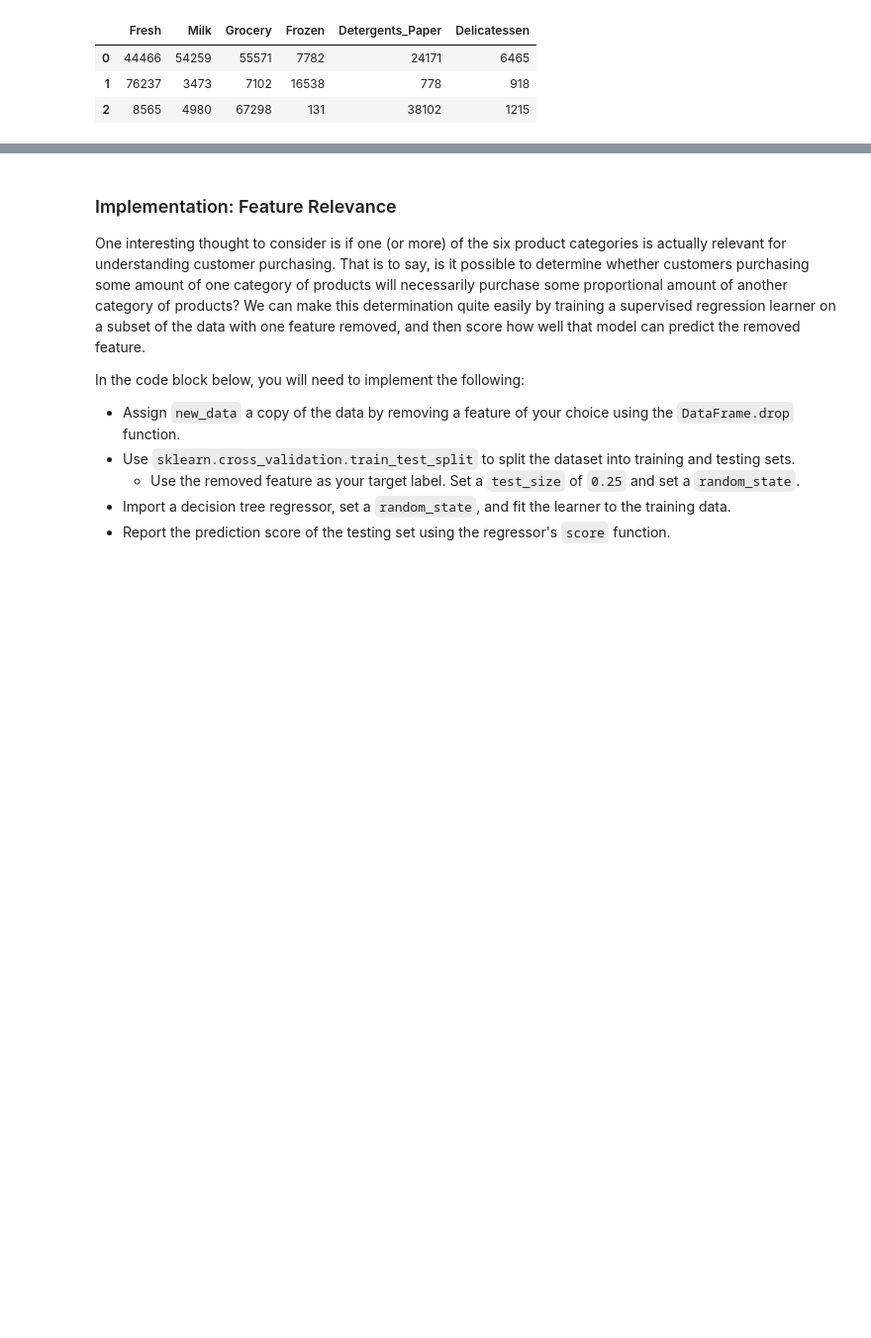
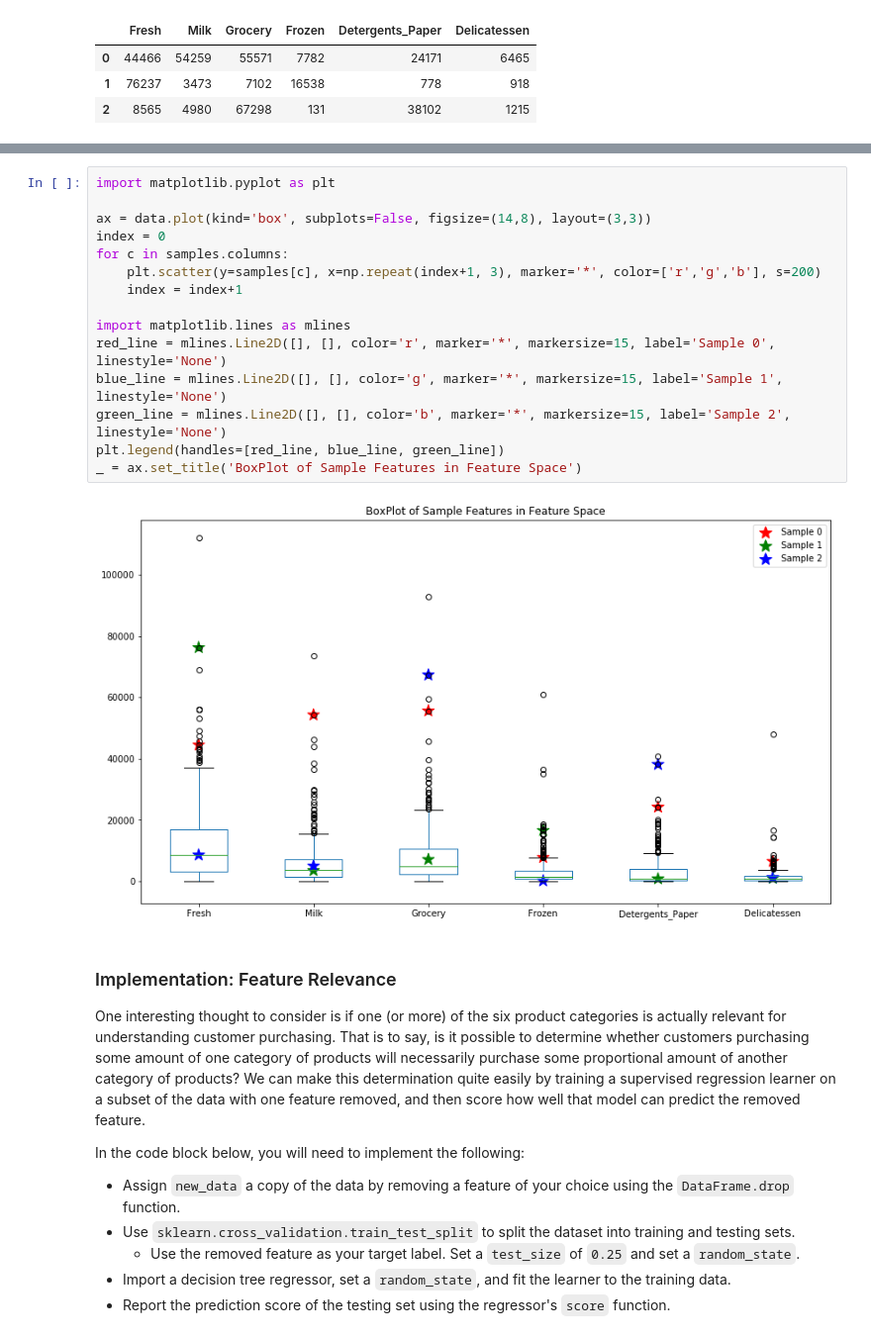
Before and after one commit to kristost/Udacity-ML-ND, a Jupyter notebook: customer_segments/customer_segments.ipynb, the cells around one changed output, grey strips where cells are left out. Shown at 99% size. Cells and saved outputs as stored; diff of their text form; blank space fills up the shorter version.

```diff
--- a/customer_segments/customer_segments.ipynb
+++ b/customer_segments/customer_segments.ipynb
@@ -107,3 +132,20 @@ The samples chosen were selected based on their differences amongst each other i
+# %%
+import matplotlib.pyplot as plt
+
+ax = data.plot(kind='box', subplots=False, figsize=(14,8), layout=(3,3))
+index = 0
+for c in samples.columns:
+    plt.scatter(y=samples[c], x=np.repeat(index+1, 3), marker='*', color=['r','g','b'], s=200)
+    index = index+1
+
+import matplotlib.lines as mlines
+red_line = mlines.Line2D([], [], color='r', marker='*', markersize=15, label='Sample 0', linestyle='None')
+blue_line = mlines.Line2D([], [], color='g', marker='*', markersize=15, label='Sample 1', linestyle='None')
+green_line = mlines.Line2D([], [], color='b', marker='*', markersize=15, label='Sample 2', linestyle='None')
+plt.legend(handles=[red_line, blue_line, green_line])
+_ = ax.set_title('BoxPlot of Sample Features in Feature Space')
+# %% [output]
+[figure, added]
 # %% [markdown]
 ### Implementation: Feature Relevance
 One interesting thought to consider is if one (or more) of the six product categories is actually relevant for understanding customer purchasing. That is to say, is it possible to determine whether customers purchasing some amount of one category of products will necessarily purchase some proportional amount of another category of products? We can make this determination quite easily by training a supervised regression learner on a subset of the data with one feature removed, and then score how well that model can predict the removed feature.
```
Also changed, not shown: parts of 16 cells of this notebook, 1 other file.
